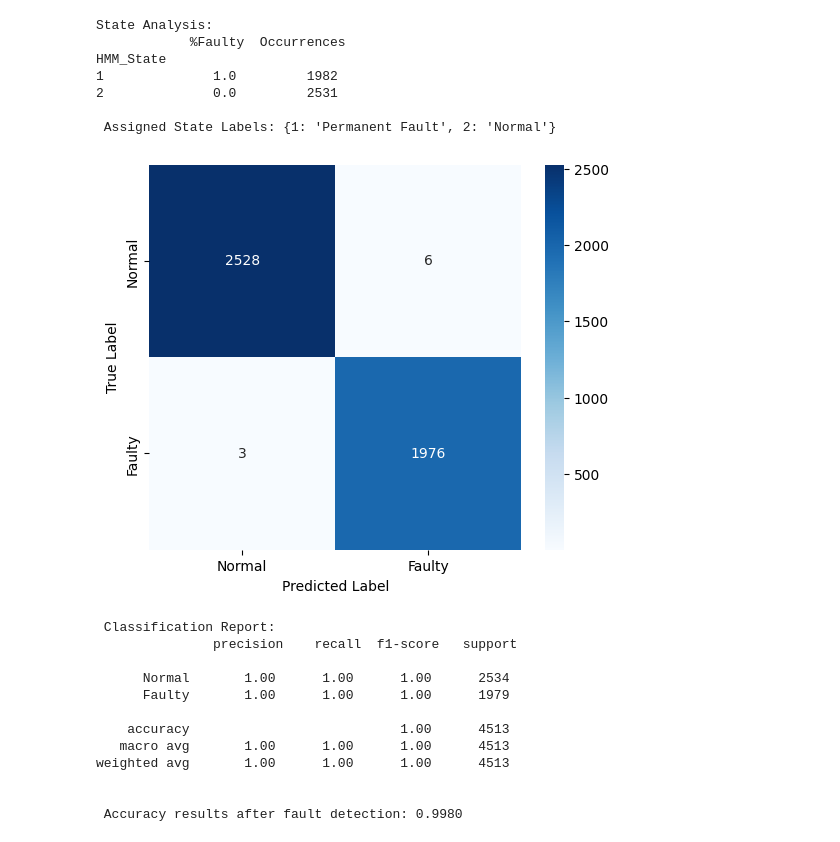
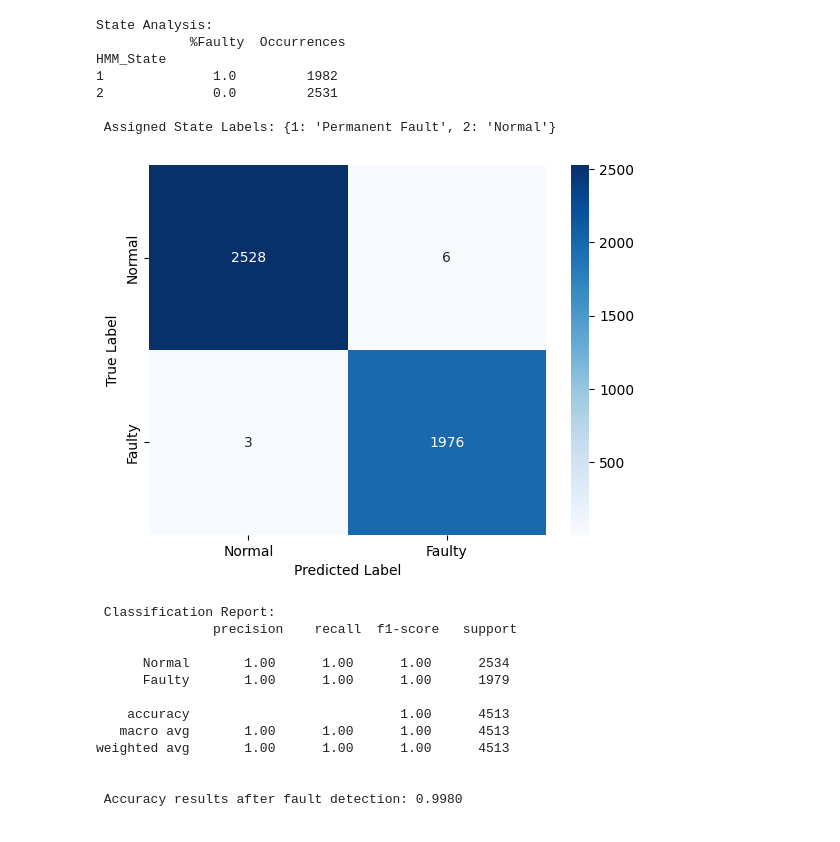
Before and after one commit to Somen04/smart_agriculture, a Jupyter notebook: fault_detection.ipynb, the cells around one changed output. Saved outputs shown, nothing was run; the diff lists cells and outputs as text; code cells hidden in the pictures.

```diff
--- a/fault_detection.ipynb
+++ b/fault_detection.ipynb
@@ -217,38 +217,37 @@ import seaborn as sns
 import matplotlib.pyplot as plt
 from sklearn.metrics import confusion_matrix, classification_report, accuracy_score
 state_labels = {1: 'Permanent Fault', 2: 'Normal'}
 # Converting state meanings to binary fault predictions
 fault_mapping = {'Permanent Fault': 1, 'Normal': 0}
 predicted_faults = [fault_mapping[state_labels[state]] for state in hidden_states]
 from sklearn.metrics import accuracy_score, confusion_matrix, classification_report
 
 # Ensure same length
 true_labels = df["Label"].values
 
 # Confusion matrix
 cm = confusion_matrix(true_labels, predicted_faults)
 
 # Create heatmap
-plt.figure(figsize=(6, 5))
 sns.heatmap(cm,
-            annot=True,        # show numbers
-            fmt='d',           # integer format
-            cmap='Blues',      # color theme
+            annot=True,
+            fmt='d',
+            cmap='Blues',
             xticklabels=["Normal", "Faulty"],   # predicted labels
             yticklabels=["Normal", "Faulty"])   # actual labels
 plt.xlabel('Predicted Label')
 plt.ylabel('True Label')
 plt.show()
 
 # Classification Report
 report = classification_report(true_labels, predicted_faults, target_names=["Normal", "Faulty"])
 print("\n Classification Report:\n", report)
 
 # Accuracy
 acc = accuracy_score(true_labels, predicted_faults)
 print(f"\n Accuracy results after fault detection: {acc:.4f}")
 # %% [output]
-[figure, old version]
+[figure, new version]
  Classification Report:
                precision    recall  f1-score   support
 
```
